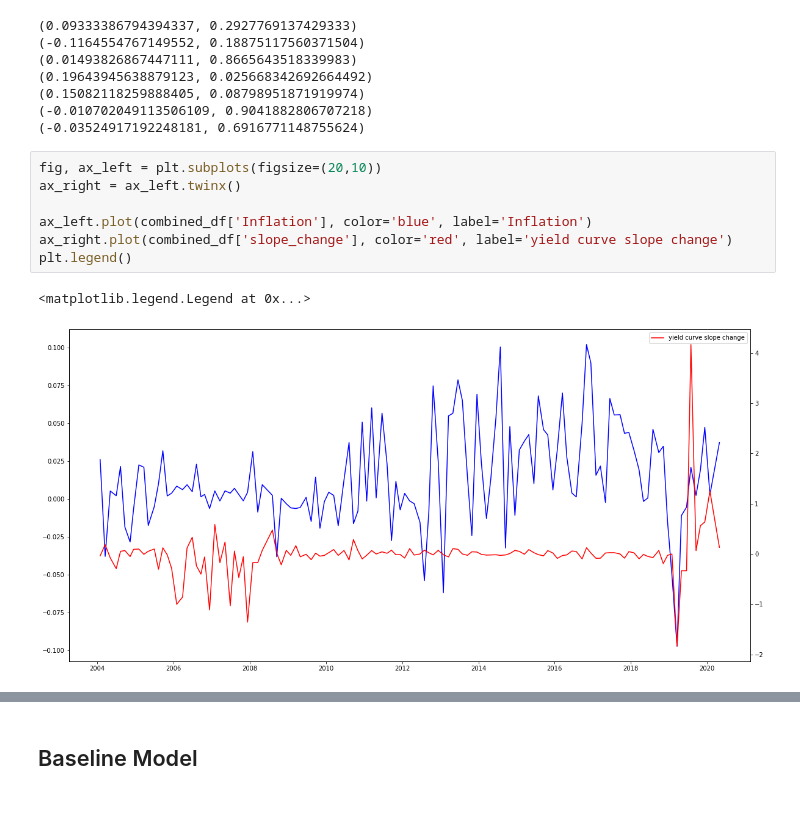
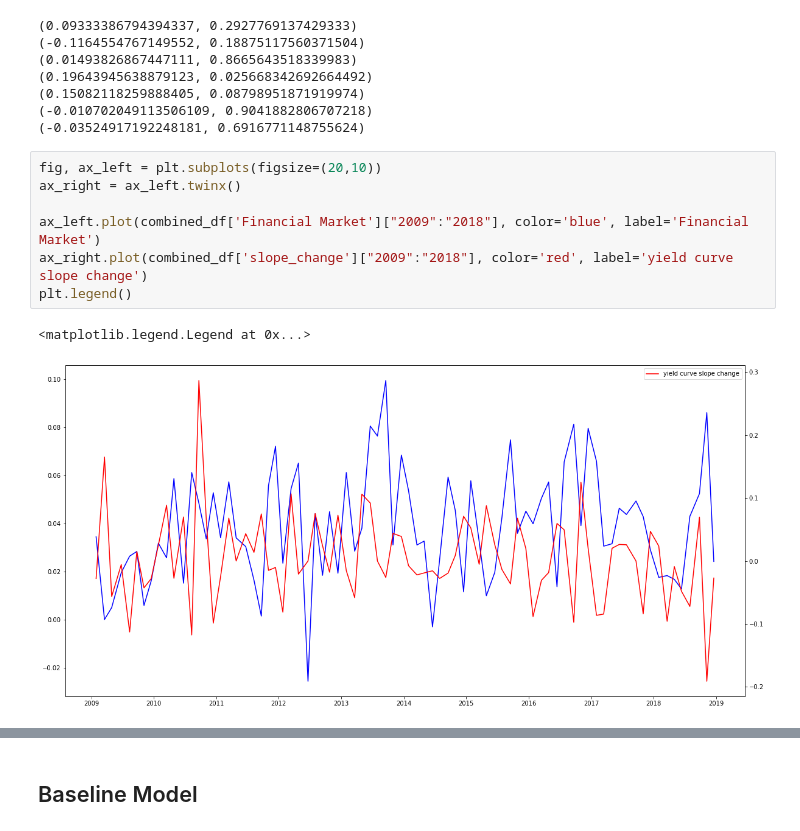
Before and after one commit to aaroncgw31/fednlp, a Jupyter notebook: fednlp.ipynb, the cells around one changed output, grey strips where cells are left out. Cells and saved outputs as stored; diff of their text form.

Commit message:
only plot from 2009 to 2018

```diff
--- a/fednlp.ipynb
+++ b/fednlp.ipynb
@@ -540,10 +547,10 @@ print(scipy.stats.pearsonr(combined_df['Investment'], combined_df['slope_change'
 # %%
 fig, ax_left = plt.subplots(figsize=(20,10))
 ax_right = ax_left.twinx()
 
-ax_left.plot(combined_df['Inflation'], color='blue', label='Inflation')
-ax_right.plot(combined_df['slope_change'], color='red', label='yield curve slope change')
+ax_left.plot(combined_df['Financial Market']["2009":"2018"], color='blue', label='Financial Market')
+ax_right.plot(combined_df['slope_change']["2009":"2018"], color='red', label='yield curve slope change')
 plt.legend()
 # %% [output]
 <matplotlib.legend.Legend at 0x...>
-[figure, old version]
+[figure, new version]
```
Also changed, not shown: parts of 6 cells of this notebook.
